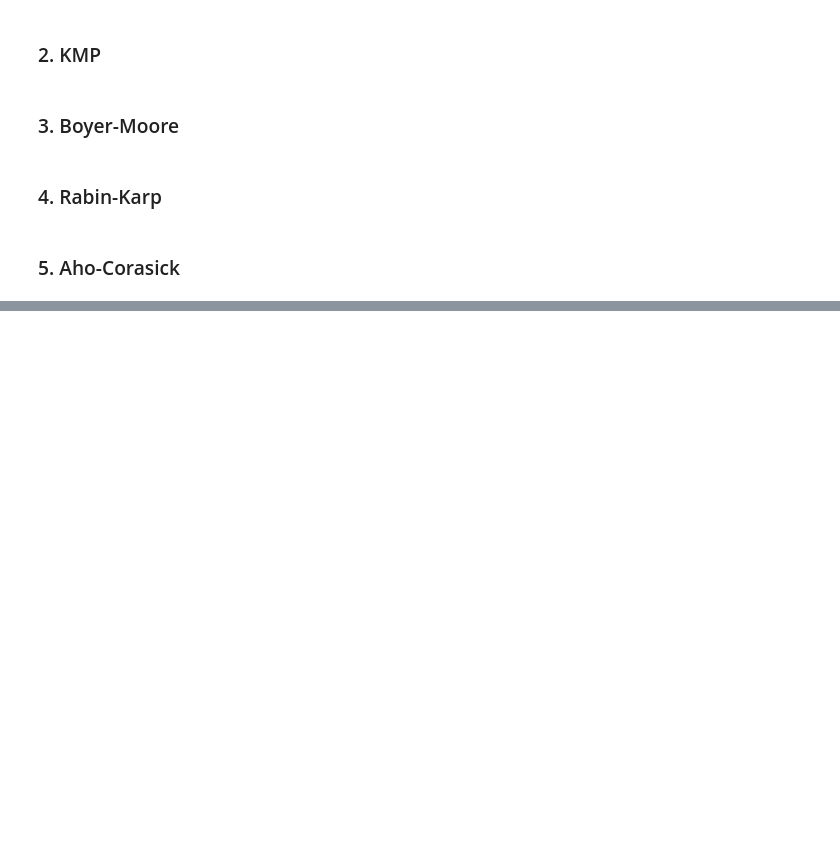
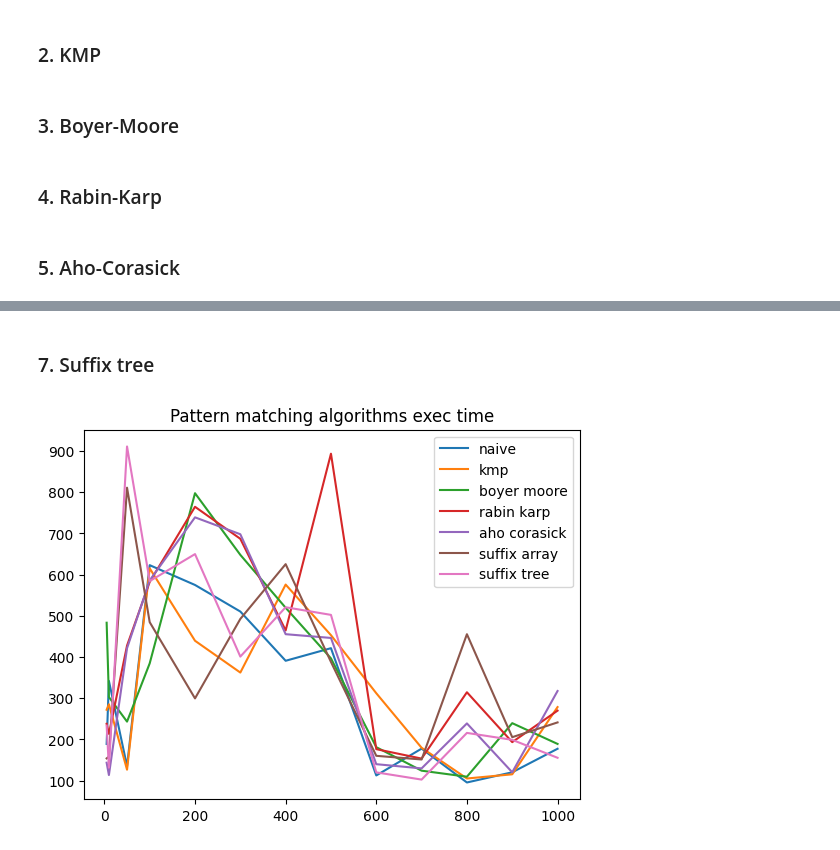
Before and after one commit to WSm-77/text_algorithms, a Jupyter notebook: lab4/wiktor_sedzimir_lab4.ipynb, the cells around one changed output, grey strips where cells are left out. Saved outputs shown, nothing was run; the diff lists cells and outputs as text; code cells hidden in the pictures; blank space fills up the shorter version.

```diff
--- a/lab4/wiktor_sedzimir_lab4.ipynb
+++ b/lab4/wiktor_sedzimir_lab4.ipynb
@@ -1302,0 +1425,2 @@ class AhoCorasick:
+# %% [markdown]
+### 7. Suffix tree
@@ -1336,8 +1689,8 @@ def compare_pattern_matching_algorithms(text: str, pattern: str) -> dict:
     args = text, pattern
 
     aho_corasick = AhoCorasick([pattern])
-    suff_arr = SuffixArray(text)
-    suff_tree = SuffixTree(text)
+    suff_arr = SuffixArrayModified(text)
+    suff_tree = SuffixTreeModified(text)
 
     return {
         "naive": measure_params(naive_pattern_match, *args),
@@ -1348,3 +1701,36 @@ def compare_pattern_matching_algorithms(text: str, pattern: str) -> dict:
         "suffix-array": measure_params(suff_arr.find_pattern, pattern),
         "suffix-tree": measure_params(suff_tree.find_pattern, pattern),
     }
+# %%
+naive_pattern_matching_params = []
+kmp_pattern_matching_params = []
+boyer_moore_pattern_matching_params = []
+rabin_karp_pattern_matching_params = []
+aho_corasick_pattern_matching_params = []
+suffix_array_pattern_matching_params = []
+suffix_tree_pattern_matching_params = []
+
+for i, size in enumerate(text_sizes):
+    text = get_random_text(size)
+    pattern = get_random_text(2 * i)
+    cmp_dict = compare_pattern_matching_algorithms(text, pattern)
+    naive_pattern_matching_params.append(cmp_dict["naive"])
+    kmp_pattern_matching_params.append(cmp_dict["kmp"])
+    boyer_moore_pattern_matching_params.append(cmp_dict["boyer-moore"])
+    rabin_karp_pattern_matching_params.append(cmp_dict["rabin-karp"])
+    aho_corasick_pattern_matching_params.append(cmp_dict["aho-corasick"])
+    suffix_array_pattern_matching_params.append(cmp_dict["suffix-array"])
+    suffix_tree_pattern_matching_params.append(cmp_dict["suffix-tree"])
+# %%
+plt.title("Pattern matching algorithms exec time")
+plt.plot(text_sizes, list(map(lambda x: x["exec_time"], naive_pattern_matching_params)), label = "naive")
+plt.plot(text_sizes, list(map(lambda x: x["exec_time"], kmp_pattern_matching_params)), label = "kmp")
+plt.plot(text_sizes, list(map(lambda x: x["exec_time"], boyer_moore_pattern_matching_params)), label = "boyer moore")
+plt.plot(text_sizes, list(map(lambda x: x["exec_time"], rabin_karp_pattern_matching_params)), label = "rabin karp")
+plt.plot(text_sizes, list(map(lambda x: x["exec_time"], aho_corasick_pattern_matching_params)), label = "aho corasick")
+plt.plot(text_sizes, list(map(lambda x: x["exec_time"], suffix_array_pattern_matching_params)), label = "suffix array")
+plt.plot(text_sizes, list(map(lambda x: x["exec_time"], suffix_tree_pattern_matching_params)), label = "suffix tree")
+plt.legend()
+plt.show()
+# %% [output]
+[figure, added]
```
Also changed, not shown: parts of 11 cells of this notebook.
